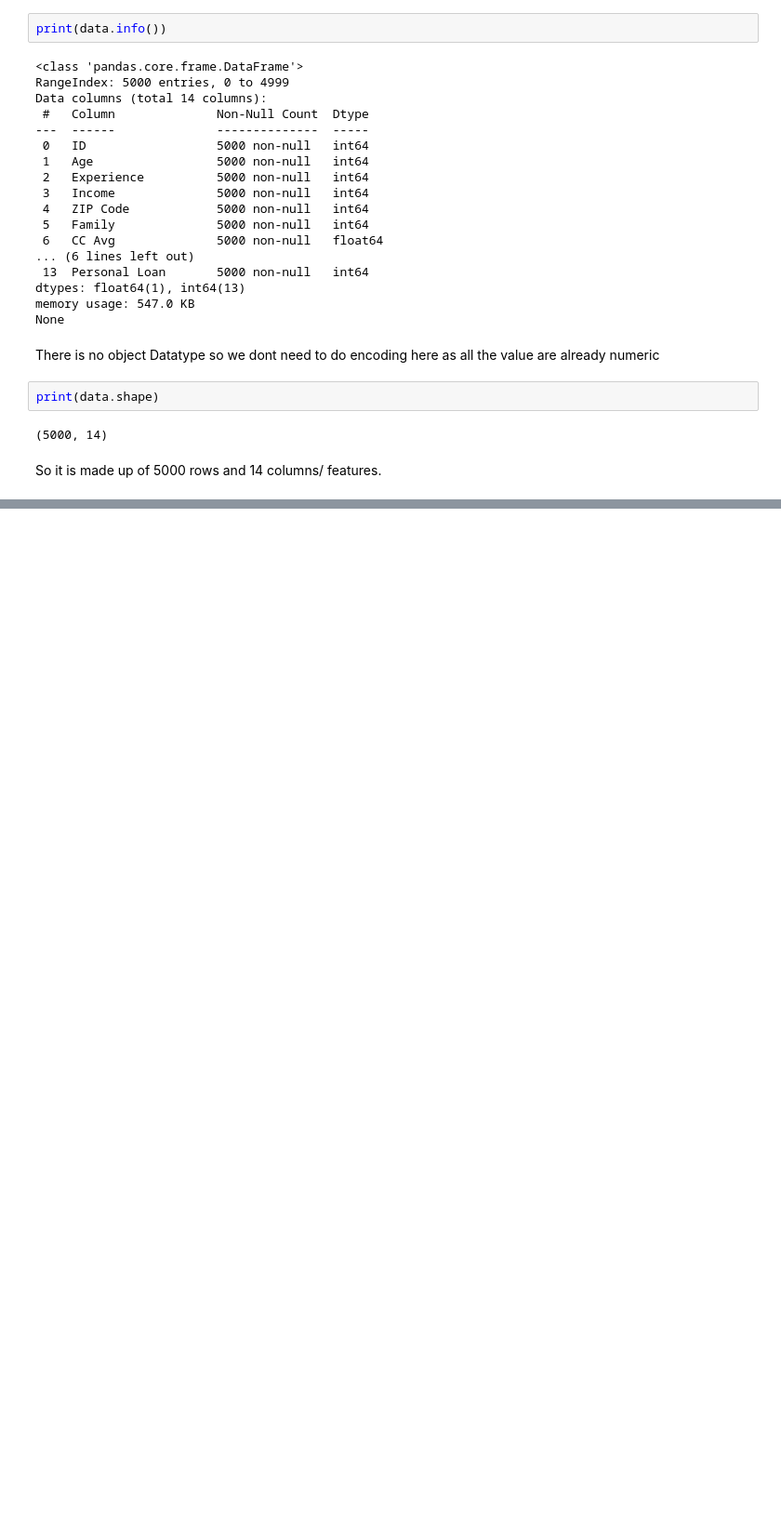
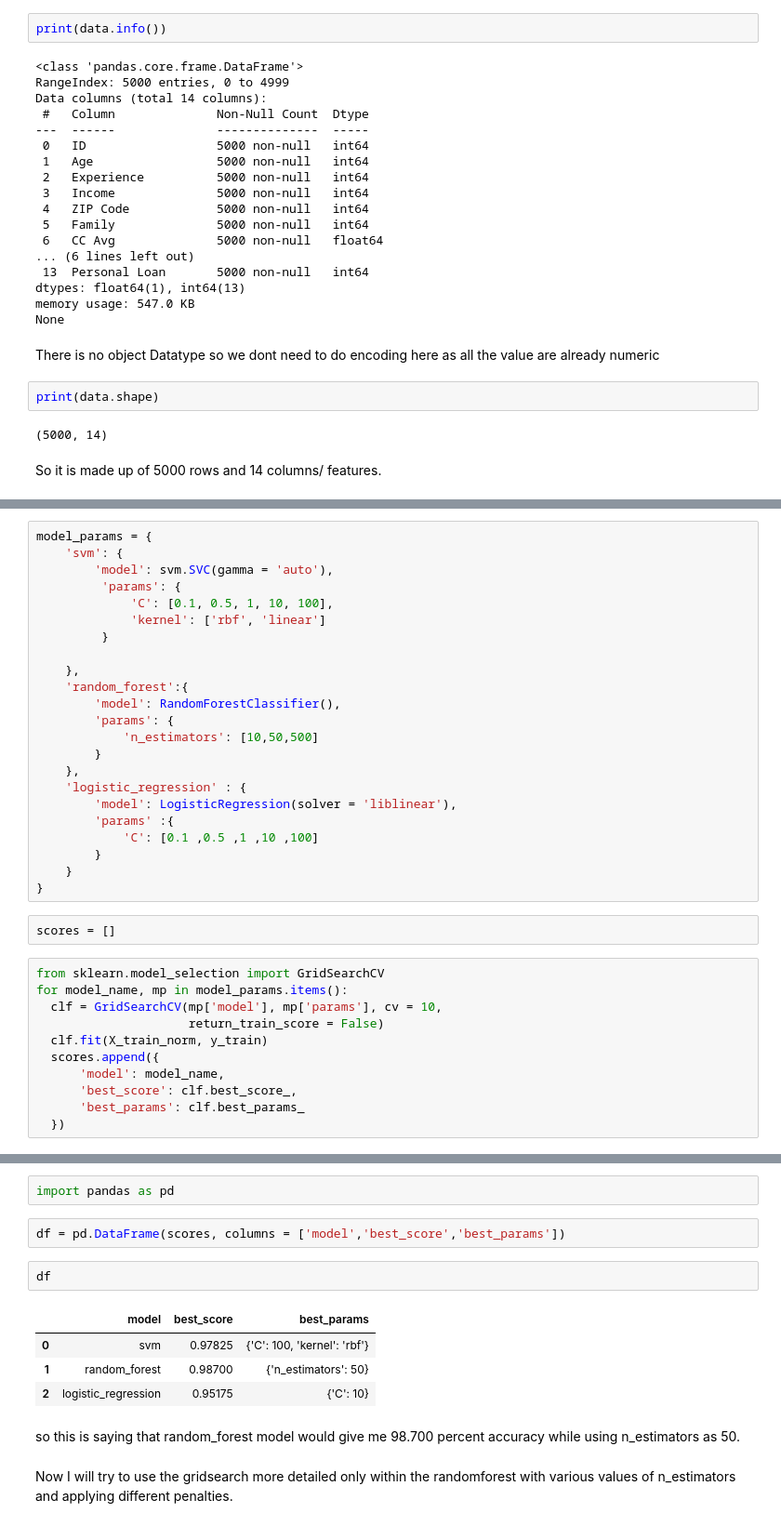
Before and after one commit to woahh999/ICT304, a Jupyter notebook: SecondOne.ipynb, the cells around one changed output, grey strips where cells are left out. Shown at 93% size. Saved outputs shown, nothing was run; the diff lists cells and outputs as text; blank space fills up the shorter version.

Commit message:
Finding the best model with GridSearchCV

```diff
--- a/SecondOne.ipynb
+++ b/SecondOne.ipynb
@@ -126,0 +180,36 @@ So it is made up of 5000 rows and 14 columns/ features.
+# %%
+model_params = {
+    'svm': {
+        'model': svm.SVC(gamma = 'auto'),
+         'params': {
+             'C': [0.1, 0.5, 1, 10, 100],
+             'kernel': ['rbf', 'linear']
+         }
+
+    },
+    'random_forest':{
+        'model': RandomForestClassifier(),
+        'params': {
+            'n_estimators': [10,50,500]
+        }
+    },
+    'logistic_regression' : {
+        'model': LogisticRegression(solver = 'liblinear'),
+        'params' :{
+            'C': [0.1 ,0.5 ,1 ,10 ,100]
+        }
+    }
+}
+# %%
+scores = []
+# %%
+from sklearn.model_selection import GridSearchCV
+for model_name, mp in model_params.items():
+  clf = GridSearchCV(mp['model'], mp['params'], cv = 10,
+                     return_train_score = False)
+  clf.fit(X_train_norm, y_train)
+  scores.append({
+      'model': model_name,
+      'best_score': clf.best_score_,
+      'best_params': clf.best_params_
+  })
@@ -126,0 +238,15 @@ So it is made up of 5000 rows and 14 columns/ features.
+# %%
+import pandas as pd
+# %%
+df = pd.DataFrame(scores, columns = ['model','best_score','best_params'])
+# %%
+df
+# %% [output]
+|  | model | best_score | best_params |
+| 0 | svm | 0.97825 | {'C': 100, 'kernel': 'rbf'} |
+| 1 | random_forest | 0.98700 | {'n_estimators': 50} |
+| 2 | logistic_regression | 0.95175 | {'C': 10} |
+# %% [markdown]
+so this is saying that random_forest model would give me 98.700 percent accuracy while using n_estimators as 50.
+# %% [markdown]
+Now I will try to use the gridsearch more detailed only within the randomforest with various values of n_estimators and applying different penalties.
```
Also changed, not shown: parts of 18 cells of this notebook.
